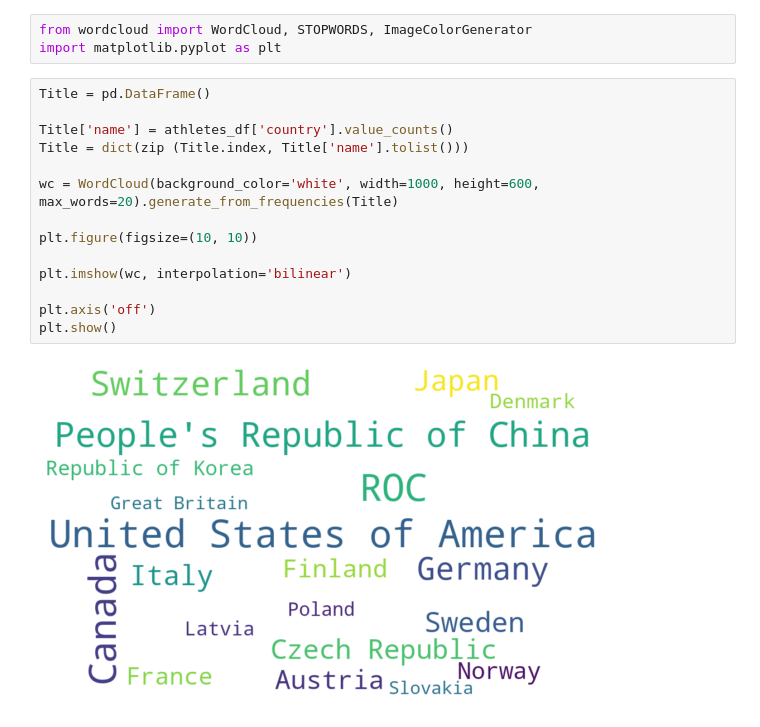
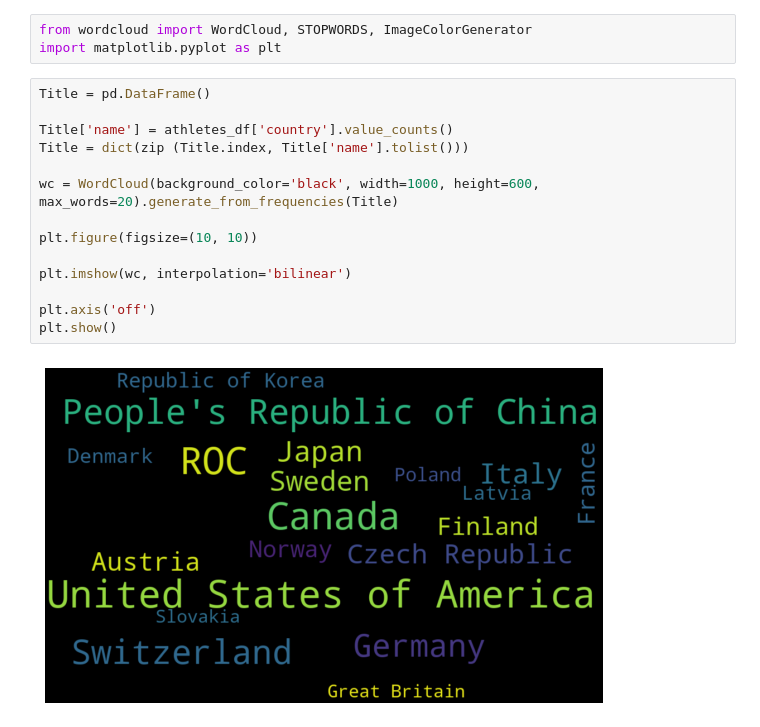
Before and after one commit to 0gaurav4/LibMS, a Jupyter notebook: imp.ipynb, the cells around one changed output. Saved outputs shown, nothing was run; the diff lists cells and outputs as text.

```diff
--- a/imp.ipynb
+++ b/imp.ipynb
@@ -111,16 +111,16 @@ import matplotlib.pyplot as plt
 # %%
 Title = pd.DataFrame()
 
 Title['name'] = athletes_df['country'].value_counts()
 Title = dict(zip (Title.index, Title['name'].tolist()))
 
-wc = WordCloud(background_color='white', width=1000, height=600, max_words=20).generate_from_frequencies(Title)
+wc = WordCloud(background_color='black', width=1000, height=600, max_words=20).generate_from_frequencies(Title)
 
 plt.figure(figsize=(10, 10))
 
 plt.imshow(wc, interpolation='bilinear')
 
 plt.axis('off')
 plt.show()
 # %% [output]
-[figure, old version]
+[figure, new version]
```
Also changed, not shown: parts of 3 cells of this notebook, 4 other files.
